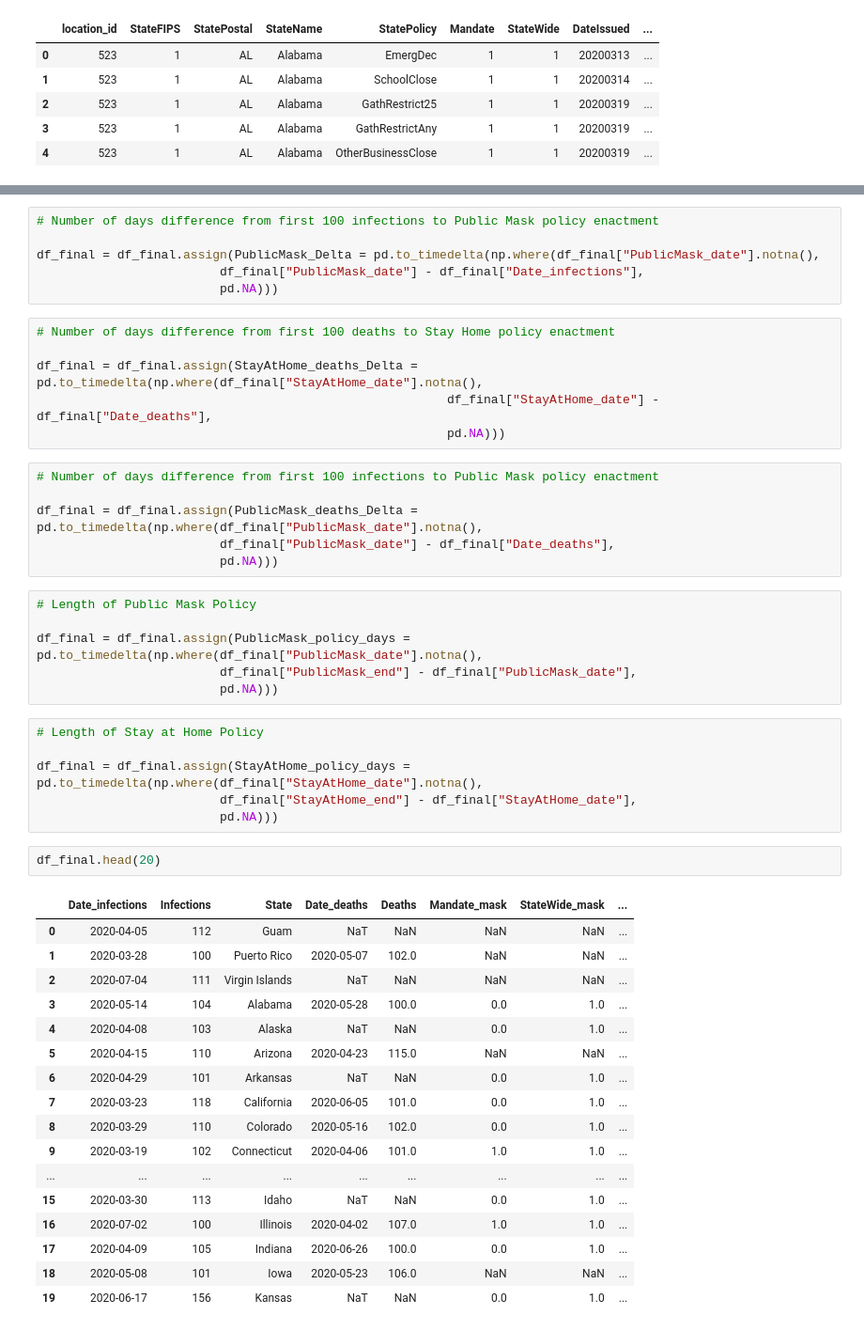
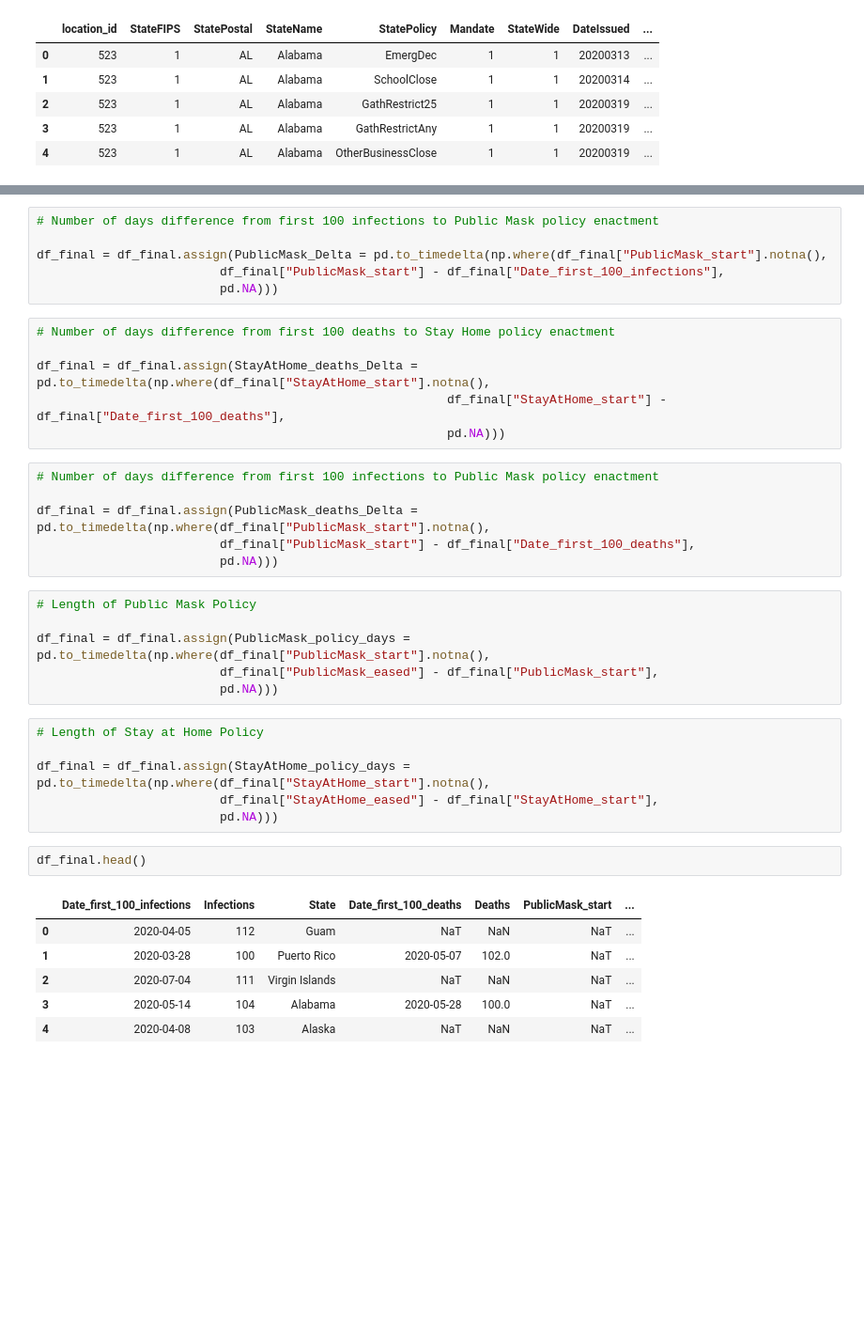
Before and after one commit to JMiguelFernandes/Project-5---Coronavirus, a Jupyter notebook: Dates of first 100 cases and policies.ipynb, the cells around one changed output, grey strips where cells are left out. Shown at 94% size. Drawn from its saved outputs; the diff is of its cells as text; blank space fills up the shorter version.

```diff
--- a/Dates of first 100 cases and policies.ipynb
+++ b/Dates of first 100 cases and policies.ipynb
@@ -228,51 +202,40 @@ df_final = df_final.assign(StayAtHome_Delta = pd.to_timedelta(np.where(df_final[
 # %%
 # Number of days difference from first 100 infections to Public Mask policy enactment
 
-df_final = df_final.assign(PublicMask_Delta = pd.to_timedelta(np.where(df_final["PublicMask_date"].notna(),
-                         df_final["PublicMask_date"] - df_final["Date_infections"],
+df_final = df_final.assign(PublicMask_Delta = pd.to_timedelta(np.where(df_final["PublicMask_start"].notna(),
+                         df_final["PublicMask_start"] - df_final["Date_first_100_infections"],
                          pd.NA)))
 # %%
 # Number of days difference from first 100 deaths to Stay Home policy enactment
 
-df_final = df_final.assign(StayAtHome_deaths_Delta = pd.to_timedelta(np.where(df_final["StayAtHome_date"].notna(),
-                                                        df_final["StayAtHome_date"] - df_final["Date_deaths"],
+df_final = df_final.assign(StayAtHome_deaths_Delta = pd.to_timedelta(np.where(df_final["StayAtHome_start"].notna(),
+                                                        df_final["StayAtHome_start"] - df_final["Date_first_100_deaths"],
                                                         pd.NA)))
 # %%
 # Number of days difference from first 100 infections to Public Mask policy enactment
 
-df_final = df_final.assign(PublicMask_deaths_Delta = pd.to_timedelta(np.where(df_final["PublicMask_date"].notna(),
-                         df_final["PublicMask_date"] - df_final["Date_deaths"],
+df_final = df_final.assign(PublicMask_deaths_Delta = pd.to_timedelta(np.where(df_final["PublicMask_start"].notna(),
+                         df_final["PublicMask_start"] - df_final["Date_first_100_deaths"],
                          pd.NA)))
 # %%
 # Length of Public Mask Policy
 
-df_final = df_final.assign(PublicMask_policy_days = pd.to_timedelta(np.where(df_final["PublicMask_date"].notna(),
-                         df_final["PublicMask_end"] - df_final["PublicMask_date"],
+df_final = df_final.assign(PublicMask_policy_days = pd.to_timedelta(np.where(df_final["PublicMask_start"].notna(),
+                         df_final["PublicMask_eased"] - df_final["PublicMask_start"],
                          pd.NA)))
 # %%
 # Length of Stay at Home Policy
 
-df_final = df_final.assign(StayAtHome_policy_days = pd.to_timedelta(np.where(df_final["StayAtHome_date"].notna(),
-                         df_final["StayAtHome_end"] - df_final["StayAtHome_date"],
+df_final = df_final.assign(StayAtHome_policy_days = pd.to_timedelta(np.where(df_final["StayAtHome_start"].notna(),
+                         df_final["StayAtHome_eased"] - df_final["StayAtHome_start"],
                          pd.NA)))
 # %%
-df_final.head(20)
+df_final.head()
 # %% [output]
-|  | Date_infections | Infections | State | Date_deaths | Deaths | Mandate_mask | StateWide_mask | ... |
-| 0 | 2020-04-05 | 112 | Guam | NaT | NaN | NaN | NaN | ... |
-| 1 | 2020-03-28 | 100 | Puerto Rico | 2020-05-07 | 102.0 | NaN | NaN | ... |
-| 2 | 2020-07-04 | 111 | Virgin Islands | NaT | NaN | NaN | NaN | ... |
-| 3 | 2020-05-14 | 104 | Alabama | 2020-05-28 | 100.0 | 0.0 | 1.0 | ... |
-| 4 | 2020-04-08 | 103 | Alaska | NaT | NaN | 0.0 | 1.0 | ... |
-| 5 | 2020-04-15 | 110 | Arizona | 2020-04-23 | 115.0 | NaN | NaN | ... |
-| 6 | 2020-04-29 | 101 | Arkansas | NaT | NaN | 0.0 | 1.0 | ... |
-| 7 | 2020-03-23 | 118 | California | 2020-06-05 | 101.0 | 0.0 | 1.0 | ... |
-| 8 | 2020-03-29 | 110 | Colorado | 2020-05-16 | 102.0 | 0.0 | 1.0 | ... |
-| 9 | 2020-03-19 | 102 | Connecticut | 2020-04-06 | 101.0 | 1.0 | 1.0 | ... |
-| ... | ... | ... | ... | ... | ... | ... | ... | ... |
-| 15 | 2020-03-30 | 113 | Idaho | NaT | NaN | 0.0 | 1.0 | ... |
-| 16 | 2020-07-02 | 100 | Illinois | 2020-04-02 | 107.0 | 1.0 | 1.0 | ... |
-| 17 | 2020-04-09 | 105 | Indiana | 2020-06-26 | 100.0 | 0.0 | 1.0 | ... |
-| 18 | 2020-05-08 | 101 | Iowa | 2020-05-23 | 106.0 | NaN | NaN | ... |
-| 19 | 2020-06-17 | 156 | Kansas | NaT | NaN | 0.0 | 1.0 | ... |
+|  | Date_first_100_infections | Infections | State | Date_first_100_deaths | Deaths | PublicMask_start | ... |
+| 0 | 2020-04-05 | 112 | Guam | NaT | NaN | NaT | ... |
+| 1 | 2020-03-28 | 100 | Puerto Rico | 2020-05-07 | 102.0 | NaT | ... |
+| 2 | 2020-07-04 | 111 | Virgin Islands | NaT | NaN | NaT | ... |
+| 3 | 2020-05-14 | 104 | Alabama | 2020-05-28 | 100.0 | NaT | ... |
+| 4 | 2020-04-08 | 103 | Alaska | NaT | NaN | NaT | ... |
 # %%
```
Also changed, not shown: parts of 35 cells of this notebook, 1 other file.
